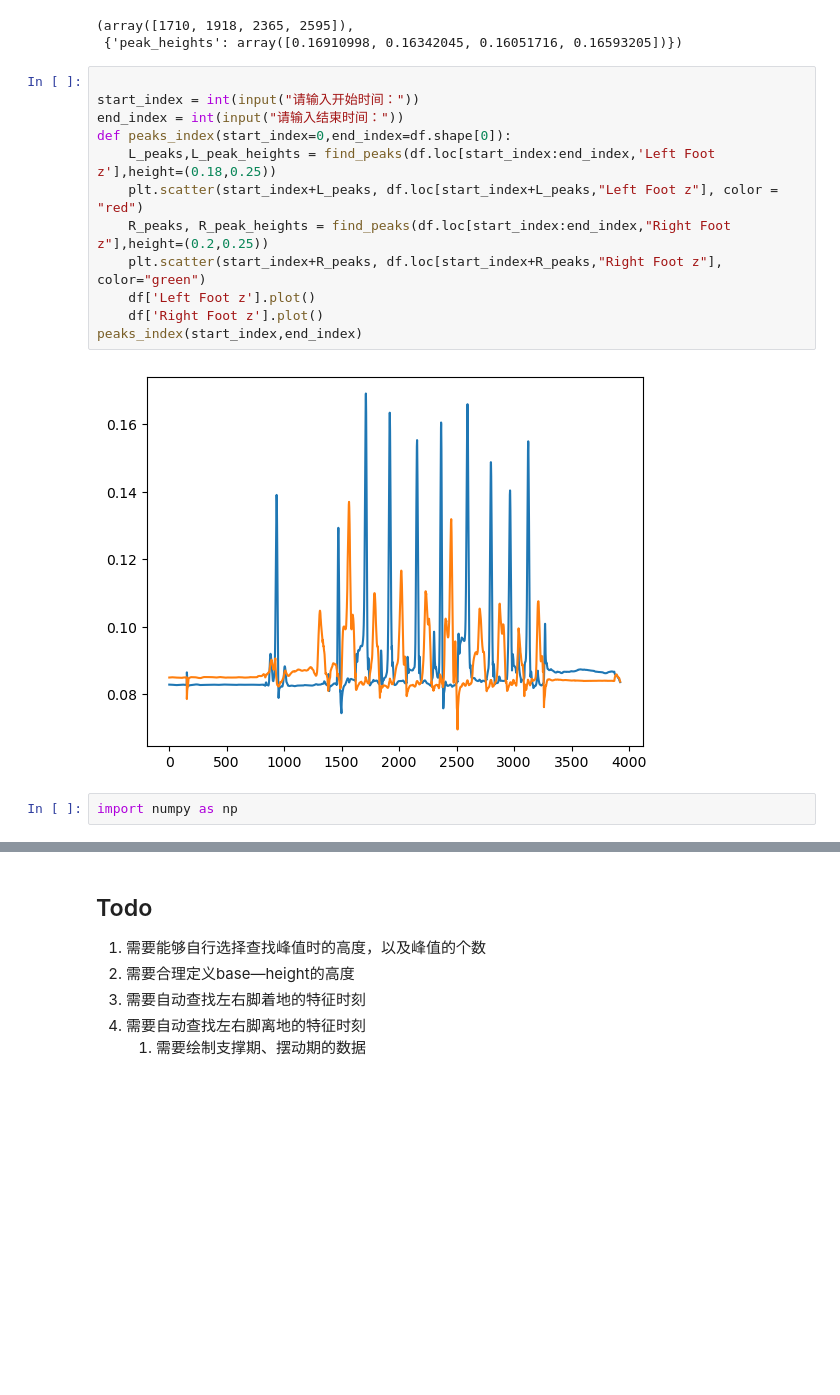
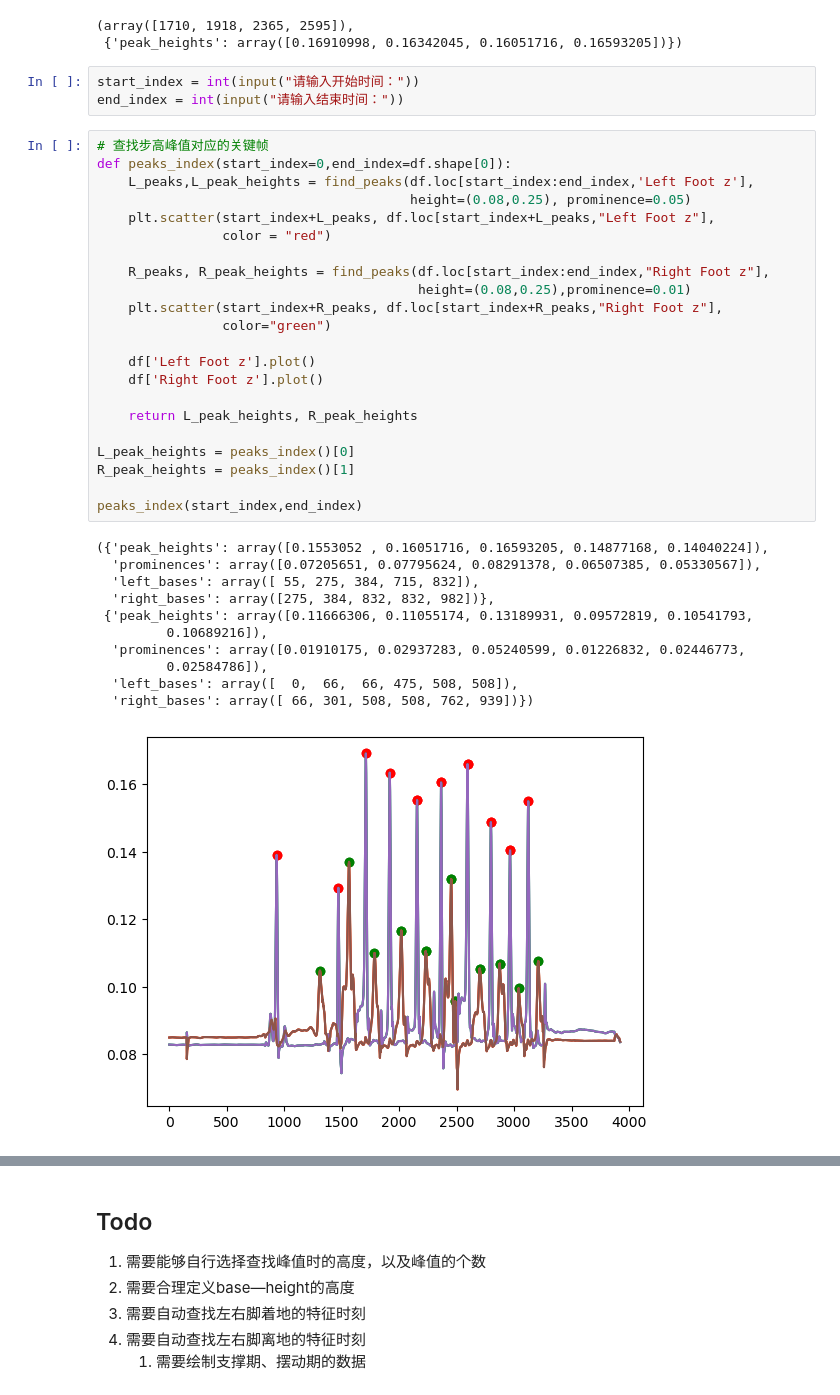
Before and after one commit to Allwillcome/--_----, a Jupyter notebook: Notes/20230513_计算XsensMVN步频步高步长.ipynb, the cells around one changed output, grey strips where cells are left out. Cells and saved outputs as stored; diff of their text form; blank space fills up the shorter version.

```diff
--- a/Notes/20230513_计算XsensMVN步频步高步长.ipynb
+++ b/Notes/20230513_计算XsensMVN步频步高步长.ipynb
@@ -125,20 +126,41 @@ find_peaks(df["Left Foot z"],height=0.16)
 # %% [output]
 (array([1710, 1918, 2365, 2595]),
  {'peak_heights': array([0.16910998, 0.16342045, 0.16051716, 0.16593205])})
+# %%
+start_index = int(input("请输入开始时间："))
+end_index = int(input("请输入结束时间："))
 # %%
+# 查找步高峰值对应的关键帧
+def peaks_index(start_index=0,end_index=df.shape[0]):
+    L_peaks,L_peak_heights = find_peaks(df.loc[start_index:end_index,'Left Foot z'],
+                                        height=(0.08,0.25), prominence=0.05)
+    plt.scatter(start_index+L_peaks, df.loc[start_index+L_peaks,"Left Foot z"],
+                color = "red")
 
-start_index = int(input("请输入开始时间："))
-end_index = int(input("请输入结束时间："))
-def peaks_index(start_index=0,end_index=df.shape[0]):
-    L_peaks,L_peak_heights = find_peaks(df.loc[start_index:end_index,'Left Foot z'],height=(0.18,0.25))
-    plt.scatter(start_index+L_peaks, df.loc[start_index+L_peaks,"Left Foot z"], color = "red")
-    R_peaks, R_peak_heights = find_peaks(df.loc[start_index:end_index,"Right Foot z"],height=(0.2,0.25))
-    plt.scatter(start_index+R_peaks, df.loc[start_index+R_peaks,"Right Foot z"], color="green")
+    R_peaks, R_peak_heights = find_peaks(df.loc[start_index:end_index,"Right Foot z"],
+                                         height=(0.08,0.25),prominence=0.01)
+    plt.scatter(start_index+R_peaks, df.loc[start_index+R_peaks,"Right Foot z"],
+                color="green")
+
     df['Left Foot z'].plot()
     df['Right Foot z'].plot()
+
+    return L_peak_heights, R_peak_heights
+
+L_peak_heights = peaks_index()[0]
+R_peak_heights = peaks_index()[1]
+
 peaks_index(start_index,end_index)
 # %% [output]
+({'peak_heights': array([0.1553052 , 0.16051716, 0.16593205, 0.14877168, 0.14040224]),
+  'prominences': array([0.07205651, 0.07795624, 0.08291378, 0.06507385, 0.05330567]),
+  'left_bases': array([ 55, 275, 384, 715, 832]),
+  'right_bases': array([275, 384, 832, 832, 982])},
+ {'peak_heights': array([0.11666306, 0.11055174, 0.13189931, 0.09572819, 0.10541793,
+         0.10689216]),
+  'prominences': array([0.01910175, 0.02937283, 0.05240599, 0.01226832, 0.02446773,
+         0.02584786]),
+  'left_bases': array([  0,  66,  66, 475, 508, 508]),
+  'right_bases': array([ 66, 301, 508, 508, 762, 939])})
-[figure, old version]
+[figure, new version]
-# %%
-import numpy as np
 # %%
```
Also changed, not shown: parts of 2 cells of this notebook.
